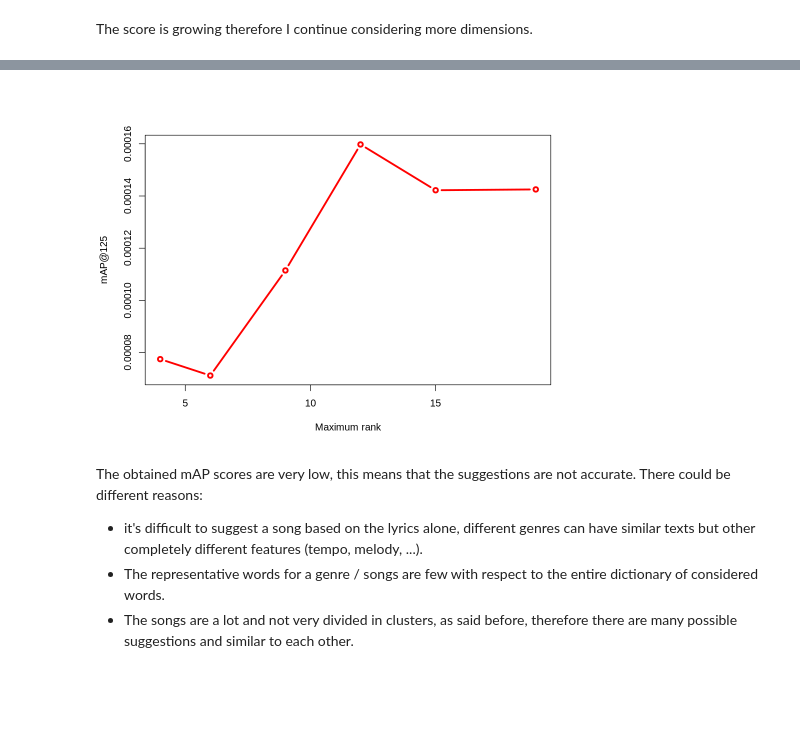
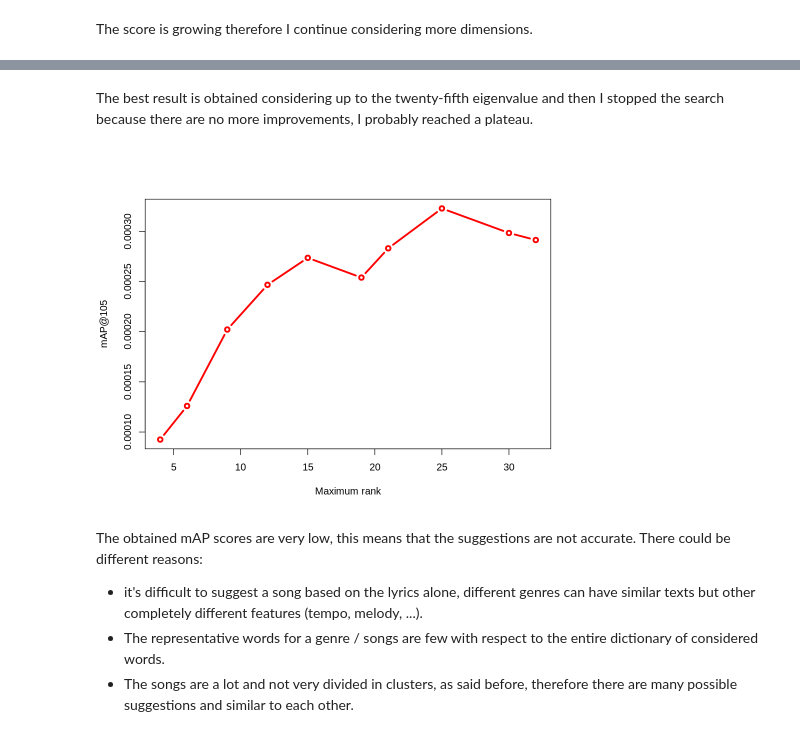
Before and after one commit to DanieleMorotti/Songs-recommendation-from-lyrics, a Jupyter notebook: songs_analysis_R.ipynb, the cells around one changed output, grey strips where cells are left out. Drawn from its saved outputs; the diff is of its cells as text; code cells hidden in the pictures; blank space fills up the shorter version.

```diff
--- a/songs_analysis_R.ipynb
+++ b/songs_analysis_R.ipynb
@@ -927,0 +959,3 @@ The best result is obtained considering up to the twelfth eigenvalue, after that
+# %%
+map_21 <- evaluate_dataset(evaluation_df, songs_df, k_map, 1:21)
+cat("The mAP@105 for the songs is: ", map_21)
@@ -927,0 +965,3 @@ The best result is obtained considering up to the twelfth eigenvalue, after that
+# %%
+map_25 <- evaluate_dataset(evaluation_df, songs_df, k_map, 1:25)
+cat("The mAP@105 for the songs is: ", map_25)
@@ -927,0 +971,3 @@ The best result is obtained considering up to the twelfth eigenvalue, after that
+# %%
+map_30 <- evaluate_dataset(evaluation_df, songs_df, k_map, 1:30)
+cat("The mAP@105 for the songs is: ", map_30)
@@ -927,0 +977,3 @@ The best result is obtained considering up to the twelfth eigenvalue, after that
+# %%
+map_32 <- evaluate_dataset(evaluation_df, songs_df, k_map, 1:32)
+cat("The mAP@105 for the songs is: ", map_32)
@@ -928,11 +983,13 @@ The best result is obtained considering up to the twelfth eigenvalue, after that
+# %% [markdown]
+The best result is obtained considering up to the twenty-fifth eigenvalue and then I stopped the search because there are no more improvements, I probably reached a plateau.
 # %%
-map_index <- c(4, 6, 9, 12, 15, 19)
-map_results <- c(map_4, map_6, map_9, map_12, map_15, map_19)
+map_index <- c(4, 6, 9, 12, 15, 19, 21, 25, 30, 32)
+map_results <- c(map_4, map_6, map_9, map_12, map_15, map_19, map_21, map_25, map_30, map_32)
 
 options(repr.plot.width=8, repr.plot.height=6)
-plot(map_index, map_results, type="b", col="red", lwd=3, xlab="Maximum rank", ylab="mAP@125")
+plot(map_index, map_results, type="b", col="red", lwd=3, xlab="Maximum rank", ylab="mAP@105")
 # %% [output]
-[figure, old version]
+[figure, new version]
 # %% [markdown]
 The obtained mAP scores are very low, this means that the suggestions are not accurate. There could be different reasons:
 - it's difficult to suggest a song based on the lyrics alone, different genres can have similar texts but other completely different features (tempo, melody, ...).
```
Also changed, not shown: parts of 59 cells of this notebook, 1 other file.
